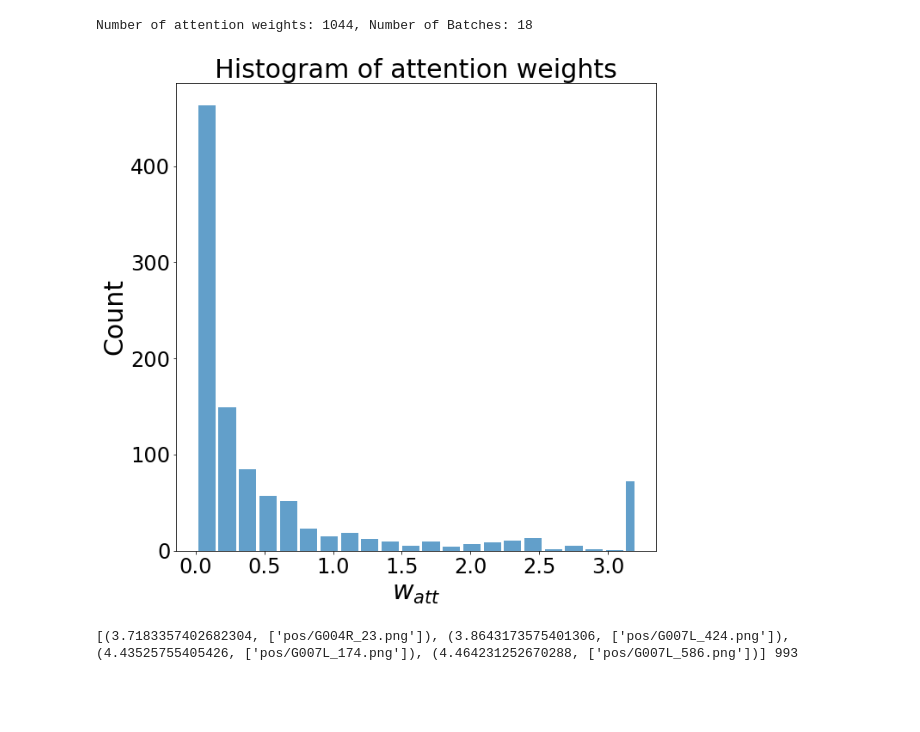
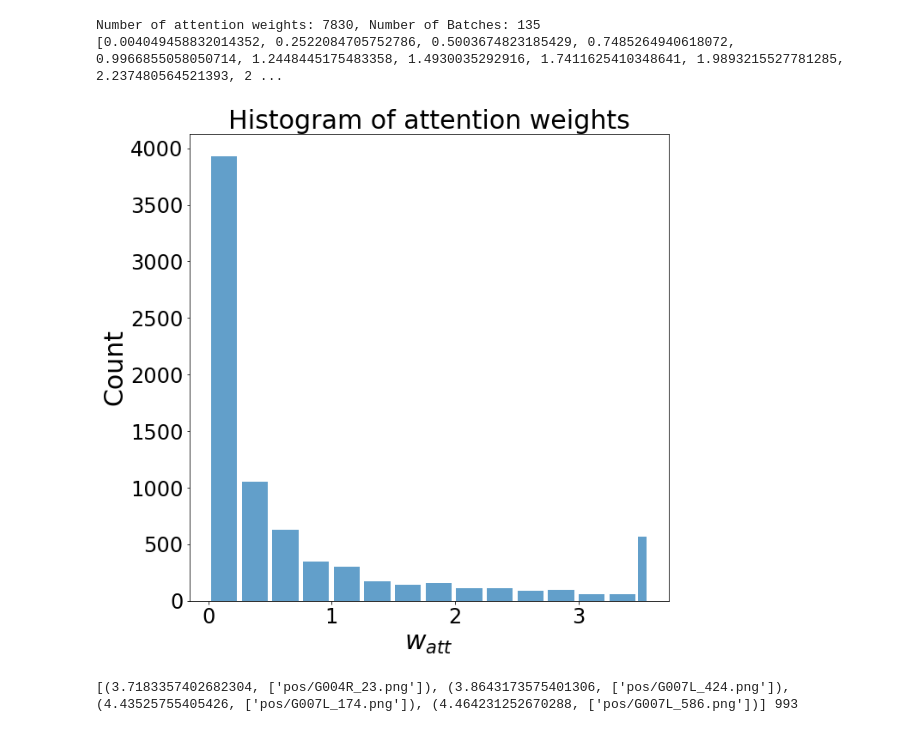
Before and after one commit to AgenoDrei/pad_classification, a Jupyter notebook: analysis_visualize_results.py.ipynb, the cells around one changed output. Drawn from its saved outputs; the diff is of its cells as text; code cells hidden in the pictures; blank space fills up the shorter version.

```diff
--- a/analysis_visualize_results.py.ipynb
+++ b/analysis_visualize_results.py.ipynb
@@ -54,38 +54,42 @@ def get_normalized_weights(df, col_idx = 5, mode='extend'):
         weights = [w * len(weights) for w in weights]
         if mode == 'extend':
             acc_attention_weights.extend(weights)
         else:
             acc_attention_weights.append(weights)
 
     print(f'Number of attention weights: {len(acc_attention_weights) if mode=="extend" else len(acc_attention_weights[0])},'
           f' Number of Batches: {len(df_att)}')
     att_w = np.array(acc_attention_weights)
     return att_w
+
 #att_w = reject_outliers(att_w, m=2)
 
 num_bins = 150
-upper_value = 3.2
+upper_value = 3.56
 #df_att = pd.read_csv('/home/simon/Code/krepelschrofen/MasterThesis/docs/training_mil_avg_0.744_0.700.csv')
-df_att = pd.read_csv('~/Code/krepelschrofen/pad_classification/20201210_1635_fold5_PAD/49_last_pad_model_0.615.csv')
+#df_att = pd.read_csv('~/Code/krepelschrofen/pad_classification/20201210_1635_fold5_PAD/49_last_pad_model_0.615.csv')
+df_att = pd.read_csv('/home/simon/Documents/Fused validation results/pad_mil_fused_results.csv')
 att_w = get_normalized_weights(df_att)
 
 _, bin_edges = np.histogram(att_w, bins=num_bins)
 bin_edges = [b for b in bin_edges if b < upper_value] + [upper_value]
-att_w[att_w >= np.ceil(upper_value)] = upper_value
+att_w[att_w >= upper_value] = upper_value
+print(bin_edges)
 
 fig = plt.figure(figsize=(10., 10.))
 plt.hist(att_w, density=False, alpha=0.7, rwidth=0.85, bins=bin_edges)
 #mn, mx = plt.xlim()
 #kde_xs = np.linspace(mn, mx, 301)
 #kde = st.gaussian_kde(att_w)
 #plt.plot(kde_xs, kde.pdf(kde_xs), label="PDF")
 plt.ylabel('Count')
 plt.xlabel('$w_{att}$')
 plt.title("Histogram of attention weights")
 plt.savefig(os.path.join('/home/simon/Pictures', 'Histogram of attention weights.png'))
 # %% [output]
-Number of attention weights: 1044, Number of Batches: 18
+Number of attention weights: 7830, Number of Batches: 135
+[0.004049458832014352, 0.2522084705752786, 0.5003674823185429, 0.7485264940618072, 0.9966855058050714, 1.2448445175483358, 1.4930035292916, 1.7411625410348641, 1.9893215527781285, 2.237480564521393, 2 ...
-[figure, old version]
+[figure, new version]
 # %%
 # Attention weight gallery
 img_path = '/home/simon/Pictures/val'
```
Also changed, not shown: parts of 3 cells of this notebook.
